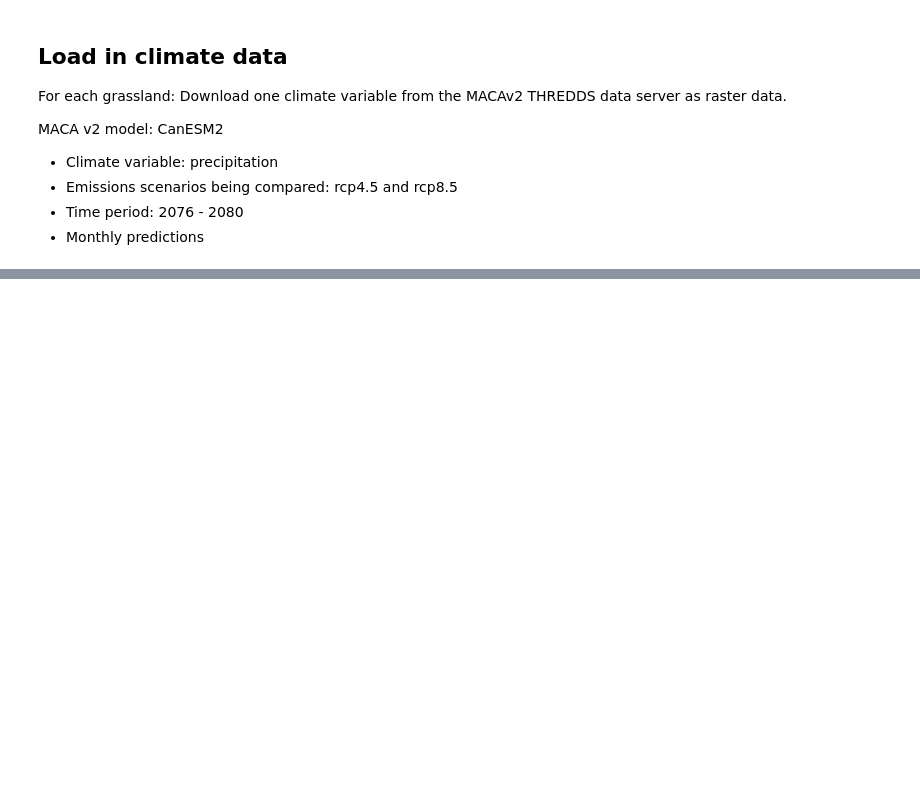
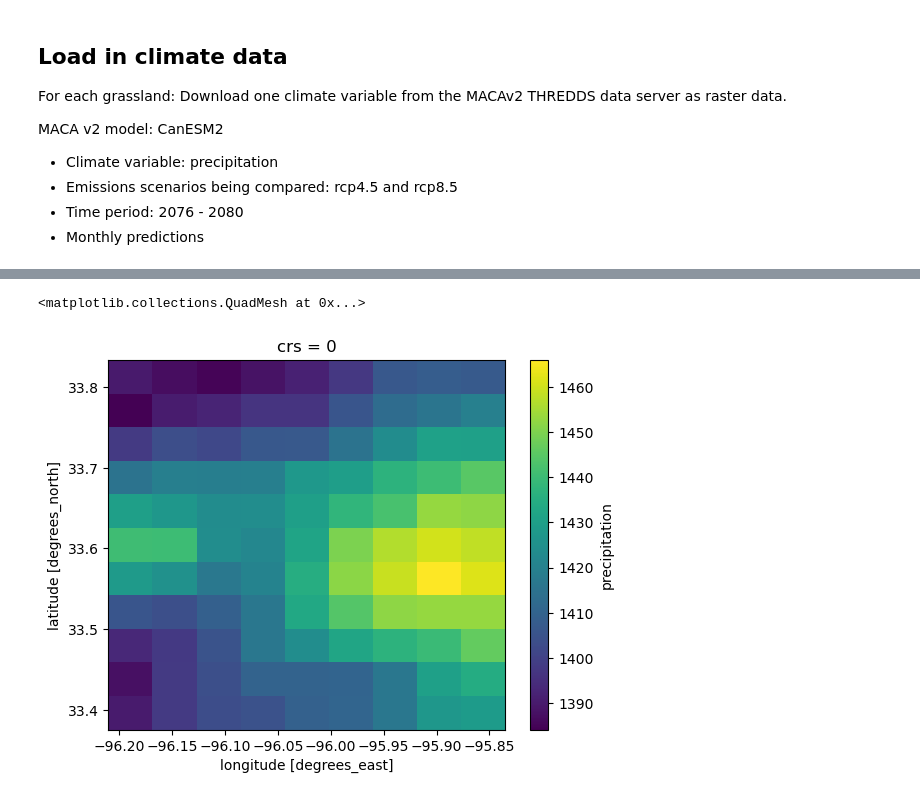
Before and after one commit to hanried/habitat-suitability, a Jupyter notebook: 03-habitat-suitability-climate.ipynb, the cells around one changed output, grey strips where cells are left out. Cells and saved outputs as stored; diff of their text form; code cells hidden in the pictures; blank space fills up the shorter version.

```diff
--- a/03-habitat-suitability-climate.ipynb
+++ b/03-habitat-suitability-climate.ipynb
@@ -497,0 +151,6 @@ AttributeError: 'DataArray' object has no attribute 'precipitation'
+# %%
+caddo_85_annual_precip_da = process_maca_da(85, maca_df, 2)
+caddo_85_annual_precip_da.plot()
+# %% [output]
+<matplotlib.collections.QuadMesh at 0x...>
+[figure, added]
```
Also changed, not shown: parts of 49 cells of this notebook.
